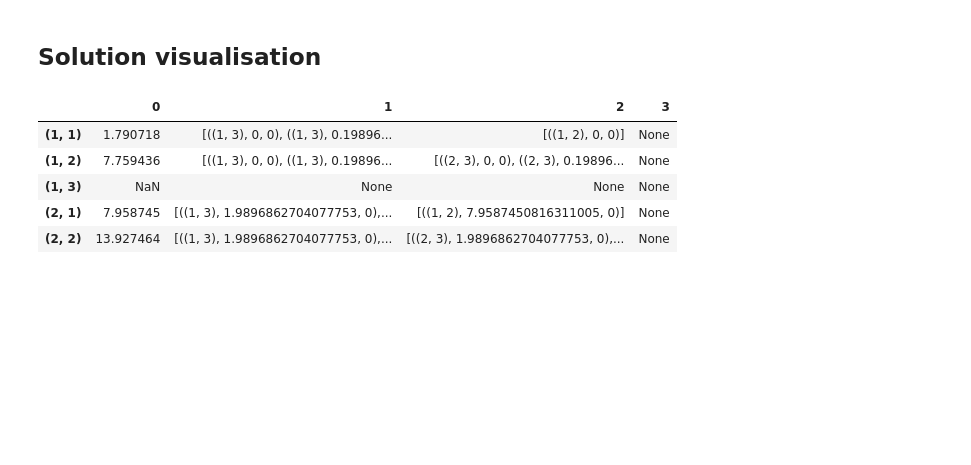
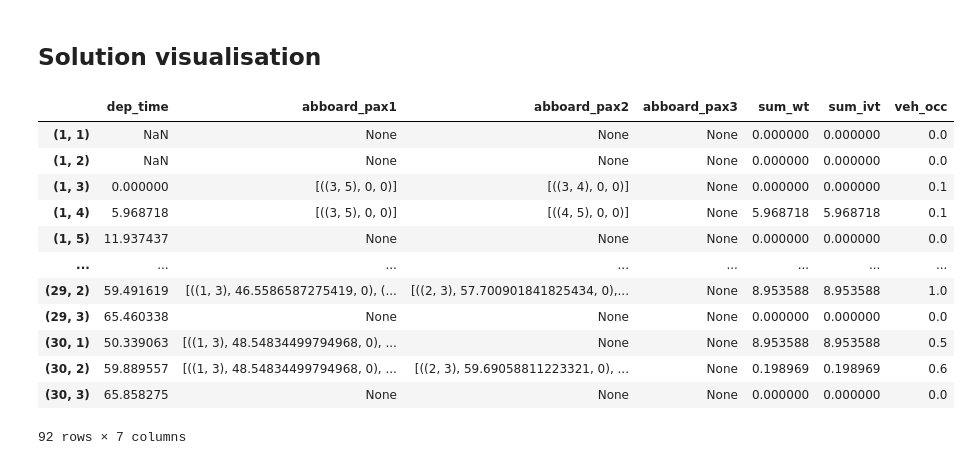
Before and after one commit to TbrBrbs97/thesis-don-pbs, a Jupyter notebook: Main Script.ipynb, the cells around one changed output. Cells and saved outputs as stored; diff of their text form; code cells hidden in the pictures; blank space fills up the shorter version.

Commit message:
solution to dataframe export

```diff
--- a/Main Script.ipynb
+++ b/Main Script.ipynb
@@ -197,8 +216,12 @@ corr_initial = sg.correct_dep_times(initial, od_matrix)
 # %%
-waiting_time_dict = te.calc_waiting_time(corr_initial)
-inveh_time_dict = te.calc_in_vehicle_time(corr_initial, od_matrix)
-total_tt_dict = te.calculate_ttt(inveh_time_dict, waiting_time_dict)
+waiting_time_dict = se.calc_waiting_time(corr_initial)
+inveh_time_dict = se.calc_in_vehicle_time(corr_initial)
+total_tt_dict = se.calculate_ttt(inveh_time_dict, waiting_time_dict)
 # %%
-sum_stops = te.sum_total_tt(total_tt_dict, level='stop')
-sum_vehicle = te.sum_total_tt(total_tt_dict, level='vehicle')
-sum_total = te.sum_total_tt(total_tt_dict, level='total')
+sum_stops = se.sum_total_tt(total_tt_dict, level='stop')
+sum_vehicle = se.sum_total_tt(total_tt_dict, level='vehicle')
+sum_total = se.sum_total_tt(total_tt_dict, level='total')
+
+# sum splitted into respecitvely waiting & iv time
+wt_stops = se.sum_total_tt(waiting_time_dict, level='stop')
+ivt_stops = se.sum_total_tt(inveh_time_dict, level='stop')
@@ -249,12 +290,29 @@ sum_total
+# %%
+occ = se.calc_occupancy_rate(corr_initial, vehicle_capacity)
 # %% [markdown]
 ## Solution visualisation
-# %%
-df = sv.convert_to_dataframe(corr_initial)
-df.head()
-# %% [output]
-|  | 0 | 1 | 2 | 3 |
-| (1, 1) | 1.790718 | [((1, 3), 0, 0), ((1, 3), 0.19896... | [((1, 2), 0, 0)] | None |
-| (1, 2) | 7.759436 | [((1, 3), 0, 0), ((1, 3), 0.19896... | [((2, 3), 0, 0), ((2, 3), 0.19896... | None |
-| (1, 3) | NaN | None | None | None |
-| (2, 1) | 7.958745 | [((1, 3), 1.9896862704077753, 0),... | [((1, 2), 7.9587450816311005, 0)] | None |
-| (2, 2) | 13.927464 | [((1, 3), 1.9896862704077753, 0),... | [((2, 3), 1.9896862704077753, 0),... | None |
+# %%
+df_solution = sv.convert_to_dataframe(corr_initial)
+df_wt = sv.convert_to_dataframe(wt_stops)
+df_ivt = sv.convert_to_dataframe(wt_stops)
+df_occ = sv.convert_to_dataframe(occ)
+
+col_names = ['dep_time','abboard_pax1','abboard_pax2','abboard_pax3','sum_wt','sum_ivt','veh_occ']
+df_all = pd.concat([df_solution,df_wt, df_ivt, df_occ], axis=1)
+df_all.columns = col_names
+# %%
+df_all
+# %% [output]
+|  | dep_time | abboard_pax1 | abboard_pax2 | abboard_pax3 | sum_wt | sum_ivt | veh_occ |
+| (1, 1) | NaN | None | None | None | 0.000000 | 0.000000 | 0.0 |
+| (1, 2) | NaN | None | None | None | 0.000000 | 0.000000 | 0.0 |
+| (1, 3) | 0.000000 | [((3, 5), 0, 0)] | [((3, 4), 0, 0)] | None | 0.000000 | 0.000000 | 0.1 |
+| (1, 4) | 5.968718 | [((3, 5), 0, 0)] | [((4, 5), 0, 0)] | None | 5.968718 | 5.968718 | 0.1 |
+| (1, 5) | 11.937437 | None | None | None | 0.000000 | 0.000000 | 0.0 |
+| ... | ... | ... | ... | ... | ... | ... | ... |
+| (29, 2) | 59.491619 | [((1, 3), 46.5586587275419, 0), (... | [((2, 3), 57.700901841825434, 0),... | None | 8.953588 | 8.953588 | 1.0 |
+| (29, 3) | 65.460338 | None | None | None | 0.000000 | 0.000000 | 0.0 |
+| (30, 1) | 50.339063 | [((1, 3), 48.54834499794968, 0), ... | None | None | 8.953588 | 8.953588 | 0.5 |
+| (30, 2) | 59.889557 | [((1, 3), 48.54834499794968, 0), ... | [((2, 3), 59.69058811223321, 0), ... | None | 0.198969 | 0.198969 | 0.6 |
+| (30, 3) | 65.858275 | None | None | None | 0.000000 | 0.000000 | 0.0 |
+92 rows × 7 columns
```
Also changed, not shown: parts of 10 cells of this notebook, 2 other files.
